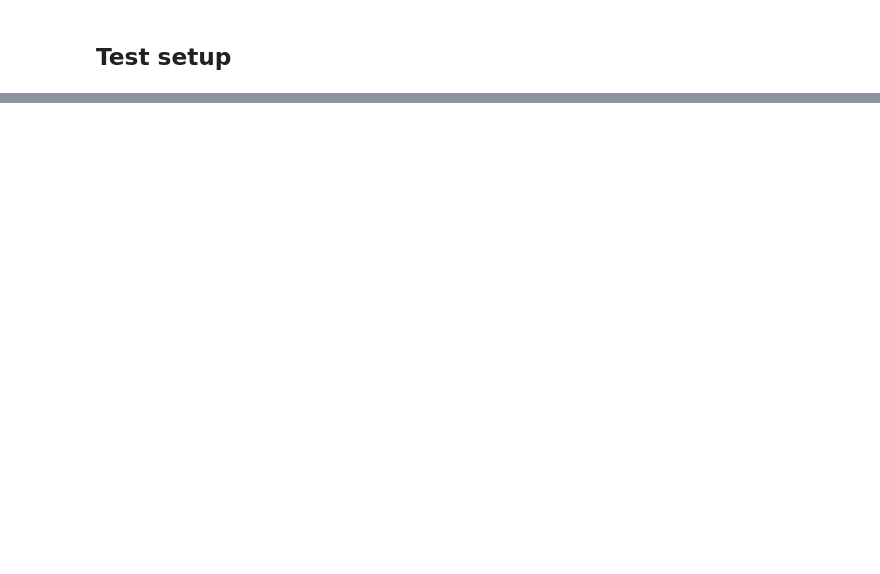
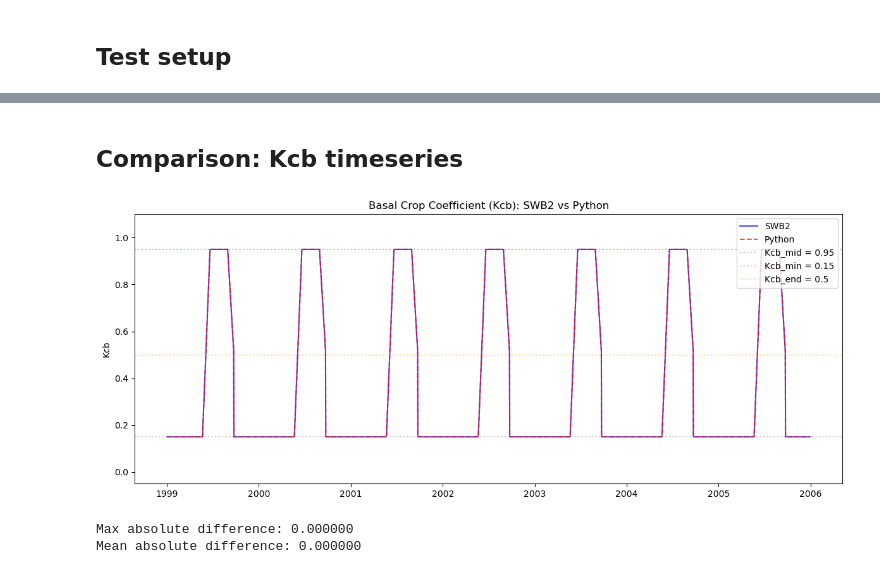
Before and after one commit to smwesten-usgs/swb2_tests, a Jupyter notebook: jupyter/04__FAO-56_crop_coefficients.ipynb, the cells around one changed output, grey strips where cells are left out. Cells and saved outputs as stored; diff of their text form; code cells hidden in the pictures; blank space fills up the shorter version.

```diff
--- a/jupyter/04__FAO-56_crop_coefficients.ipynb
+++ b/jupyter/04__FAO-56_crop_coefficients.ipynb
@@ -374,0 +24,14 @@ ax.legend()
+# %%
+base_dir = str(pl.Path.cwd().parent)
+python_script_dir = pl.Path.cwd().parent / 'python'
+test_dir = pl.Path.cwd().parent / 'test__fao56_crop_coefficients'
+logfile_dir = test_dir / 'logfiles'
+test_data_dir = pl.Path.cwd().parent / 'test_data'
+output_dir = test_dir / 'output'
+swb2_executable = str(pl.Path.cwd().parent / 'bin' / 'swb2.exe')
+sys.path.append(str(python_script_dir))
+
+import run_management as rm
+from crop_coefficients_fao56_date import (compute_growth_stage_dates,
+                                          update_crop_coefficient_date,
+                                          compute_kcb_timeseries)
@@ -374,0 +80,7 @@ ax.legend()
+# %%
+swb_df = pd.read_csv(pl.Path(output_dir, 'SWB2_variable_values__US-Ro6__col_45__row_65__x_232693__y_2415326.csv'))
+swb_df.columns = swb_df.columns.str.strip()
+swb_df['date'] = pd.to_datetime(swb_df['date'])
+print(f"Loaded {len(swb_df)} days of SWB2 output")
+print(f"Land use code: {swb_df['landuse_code'].iloc[0]}")
+print(f"Kcb range: {swb_df['crop_coefficient_kcb'].min():.4f} to {swb_df['crop_coefficient_kcb'].max():.4f}")
@@ -374,0 +133,26 @@ ax.legend()
+# %% [markdown]
+## Comparison: Kcb timeseries
+# %%
+fig, ax = plt.subplots(figsize=(12, 5))
+
+ax.plot(swb_df['date'], swb_df['crop_coefficient_kcb'], 'b-', label='SWB2', alpha=0.7)
+ax.plot(py_dates, py_kcb, 'r--', label='Python', alpha=0.7)
+ax.axhline(KCB_MID, color='green', linestyle=':', alpha=0.4, label=f'Kcb_mid = {KCB_MID}')
+ax.axhline(KCB_MIN, color='gray', linestyle=':', alpha=0.4, label=f'Kcb_min = {KCB_MIN}')
+ax.axhline(KCB_END, color='orange', linestyle=':', alpha=0.4, label=f'Kcb_end = {KCB_END}')
+ax.set_ylabel('Kcb')
+ax.set_title('Basal Crop Coefficient (Kcb): SWB2 vs Python')
+ax.legend(loc='upper right')
+ax.set_ylim(-0.05, 1.1)
+
+plt.tight_layout()
+plt.show()
+
+diff = swb_df['crop_coefficient_kcb'] - py_kcb
+
+print(f"Max absolute difference: {np.abs(diff).max():.6f}")
+print(f"Mean absolute difference: {np.abs(diff).mean():.6f}")
+# %% [output]
+[figure, added]
+Max absolute difference: 0.000000
+Mean absolute difference: 0.000000
```
Also changed, not shown: parts of 60 cells of this notebook, 27 other files.
